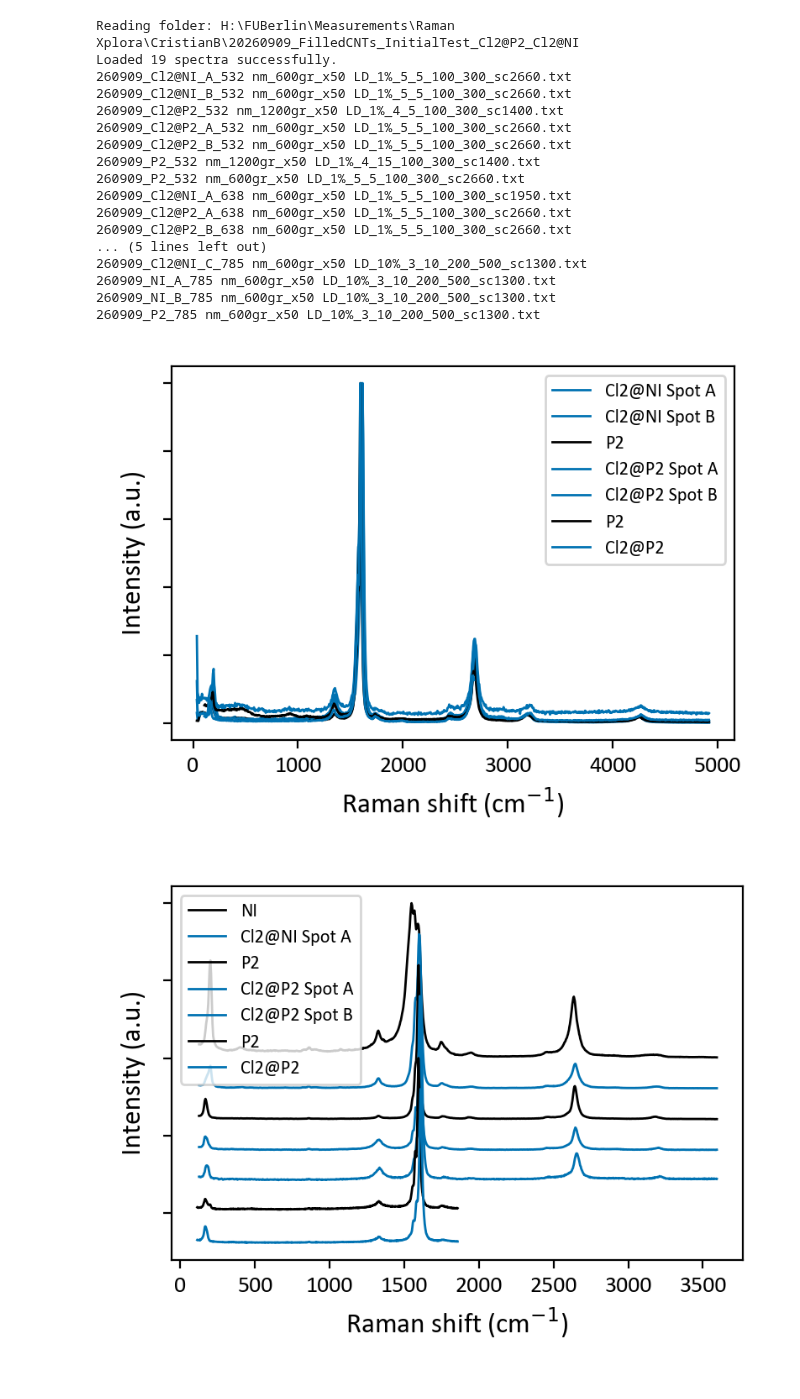
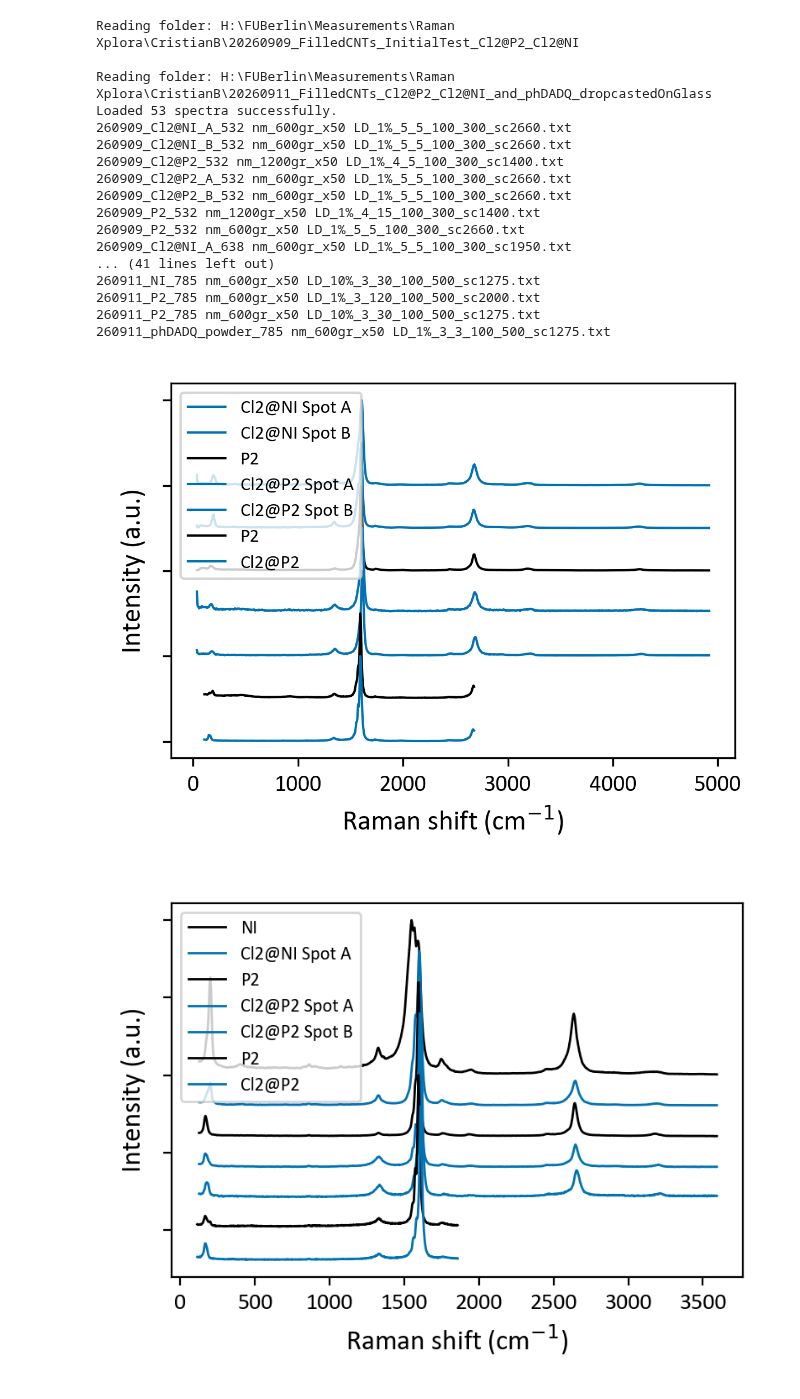
Before and after one commit to CristianMB/DataAnalysis_PhD_FUB, a Jupyter notebook: Raman Xplora/Raman_Cl2@P2_Cl2@Ni_Test/2609_Raman_Powders_Cl2@P2_Cl2@NI_MW_532nm_638nm_785nm.ipynb, the cells around one changed output. Drawn from its saved outputs; the diff is of its cells as text; code cells hidden in the pictures.

```diff
--- a/Raman Xplora/Raman_Cl2@P2_Cl2@Ni_Test/2609_Raman_Powders_Cl2@P2_Cl2@NI_MW_532nm_638nm_785nm.ipynb
+++ b/Raman Xplora/Raman_Cl2@P2_Cl2@Ni_Test/2609_Raman_Powders_Cl2@P2_Cl2@NI_MW_532nm_638nm_785nm.ipynb
@@ -131,7 +131,9 @@ def PlotRamanConfig(config, spectra_dict, offset_step=0.0,
 # ==============================================================================
 
 target_dirs = [
-    r"H:\FUBerlin\Measurements\Raman Xplora\CristianB\20260909_FilledCNTs_InitialTest_Cl2@P2_Cl2@NI"
+    r"H:\FUBerlin\Measurements\Raman Xplora\CristianB\20260909_FilledCNTs_InitialTest_Cl2@P2_Cl2@NI",
+    r"H:\FUBerlin\Measurements\Raman Xplora\CristianB\20260911_FilledCNTs_Cl2@P2_Cl2@NI_and_phDADQ_dropcastedOnGlass"
+
 ]
 
 raman_spectra = {}
@@ -160,7 +162,9 @@ for i in raman_spectra:
     print(i)
 # %% [output]
 Reading folder: H:\FUBerlin\Measurements\Raman Xplora\CristianB\20260909_FilledCNTs_InitialTest_Cl2@P2_Cl2@NI
-Loaded 19 spectra successfully.
+
+Reading folder: H:\FUBerlin\Measurements\Raman Xplora\CristianB\20260911_FilledCNTs_Cl2@P2_Cl2@NI_and_phDADQ_dropcastedOnGlass
+Loaded 53 spectra successfully.
 260909_Cl2@NI_A_532 nm_600gr_x50 LD_1%_5_5_100_300_sc2660.txt
 260909_Cl2@NI_B_532 nm_600gr_x50 LD_1%_5_5_100_300_sc2660.txt
 260909_Cl2@P2_532 nm_1200gr_x50 LD_1%_4_5_100_300_sc1400.txt
@@ -169,13 +173,11 @@ Loaded 19 spectra successfully.
 260909_P2_532 nm_1200gr_x50 LD_1%_4_15_100_300_sc1400.txt
 260909_P2_532 nm_600gr_x50 LD_1%_5_5_100_300_sc2660.txt
 260909_Cl2@NI_A_638 nm_600gr_x50 LD_1%_5_5_100_300_sc1950.txt
-260909_Cl2@P2_A_638 nm_600gr_x50 LD_1%_5_5_100_300_sc2660.txt
-260909_Cl2@P2_B_638 nm_600gr_x50 LD_1%_5_5_100_300_sc2660.txt
-... (5 lines left out)
-260909_Cl2@NI_C_785 nm_600gr_x50 LD_10%_3_10_200_500_sc1300.txt
-260909_NI_A_785 nm_600gr_x50 LD_10%_3_10_200_500_sc1300.txt
-260909_NI_B_785 nm_600gr_x50 LD_10%_3_10_200_500_sc1300.txt
-260909_P2_785 nm_600gr_x50 LD_10%_3_10_200_500_sc1300.txt
+... (41 lines left out)
+260911_NI_785 nm_600gr_x50 LD_10%_3_30_100_500_sc1275.txt
+260911_P2_785 nm_600gr_x50 LD_1%_3_120_100_500_sc2000.txt
+260911_P2_785 nm_600gr_x50 LD_10%_3_30_100_500_sc1275.txt
+260911_phDADQ_powder_785 nm_600gr_x50 LD_1%_3_3_100_500_sc1275.txt
 # %%
 # ==============================================================================
 ###532nm
@@ -183,7 +185,7 @@ Loaded 19 spectra successfully.
 
 poster_style = {
     "figsize": (4,3), # Ligeramente más grande para que quepan bien las leyendas
-    "dpi": 200,
+    "dpi": 300,
     "font_size": 10,
     "title_size": 12,
     "label_size": 12,
@@ -223,35 +225,39 @@ poster_style = {
 #260909_NI_A_785 nm_600gr_x50 LD_10%_3_10_200_500_sc1300.txt
 #260909_NI_B_785 nm_600gr_x50 LD_10%_3_10_200_500_sc1300.txt
 #260909_Cl2@NI_A_785 nm_600gr_x50 LD_10%_3_10_200_500_sc1300.txt
 #260909_Cl2@NI_C_785 nm_600gr_x50 LD_10%_3_10_200_500_sc1300.txt
 #P2 filled did not have signal at 785nm
 
 NI_P2_532nm = [
     #NO PLOT WITH NO NI----------------------------------------------------------------------------------------
     ('260909_Cl2@NI_A_532 nm_600gr_x50 LD_1%_5_5_100_300_sc2660.txt', 'Cl2@NI Spot A', "#0072B2", "-"),
     ('260909_Cl2@NI_B_532 nm_600gr_x50 LD_1%_5_5_100_300_sc2660.txt', 'Cl2@NI Spot B', "#0072B2", "-"),
 
     #FOR PLOT 1-----------------------------------------------------------------------------------------------
     ('260909_P2_532 nm_600gr_x50 LD_1%_5_5_100_300_sc2660.txt', 'P2', "#000000", "-"),
     ('260909_Cl2@P2_A_532 nm_600gr_x50 LD_1%_5_5_100_300_sc2660.txt', 'Cl2@P2 Spot A', "#0072B2", "-"),
     ('260909_Cl2@P2_B_532 nm_600gr_x50 LD_1%_5_5_100_300_sc2660.txt', 'Cl2@P2 Spot B', "#0072B2", "-"),
 
     #FOR PLOT 2-----------------------------------------------------------------------------------------------
     ('260909_P2_532 nm_1200gr_x50 LD_1%_4_15_100_300_sc1400.txt', 'P2', "#000000", "-"),
     ('260909_Cl2@P2_532 nm_1200gr_x50 LD_1%_4_5_100_300_sc1400.txt', 'Cl2@P2', "#0072B2", "-"),
 
 
 ]
 
+savepath = r'H:\FUBerlin\Writing and Summaries\Cl2@P2-SWCNTs and NI-SWCNTs\Figures\Raman'
+
 PlotRamanConfig(config=NI_P2_532nm,
                 spectra_dict=raman_spectra,
                 hide_yticks=True,
                 style=poster_style,
-                offset_step=-0.00,
+                offset_step=-0.50,
                 xmin=None,
                 xmax=None)
+
+plt.savefig(savepath+r'\532nm.png', dpi=300)
 # %% [output]
-[figure, old version]
+[figure, new version]
 # %%
 # ==============================================================================
 ###532nm
```
Also changed, not shown: parts of 3 cells of this notebook.
